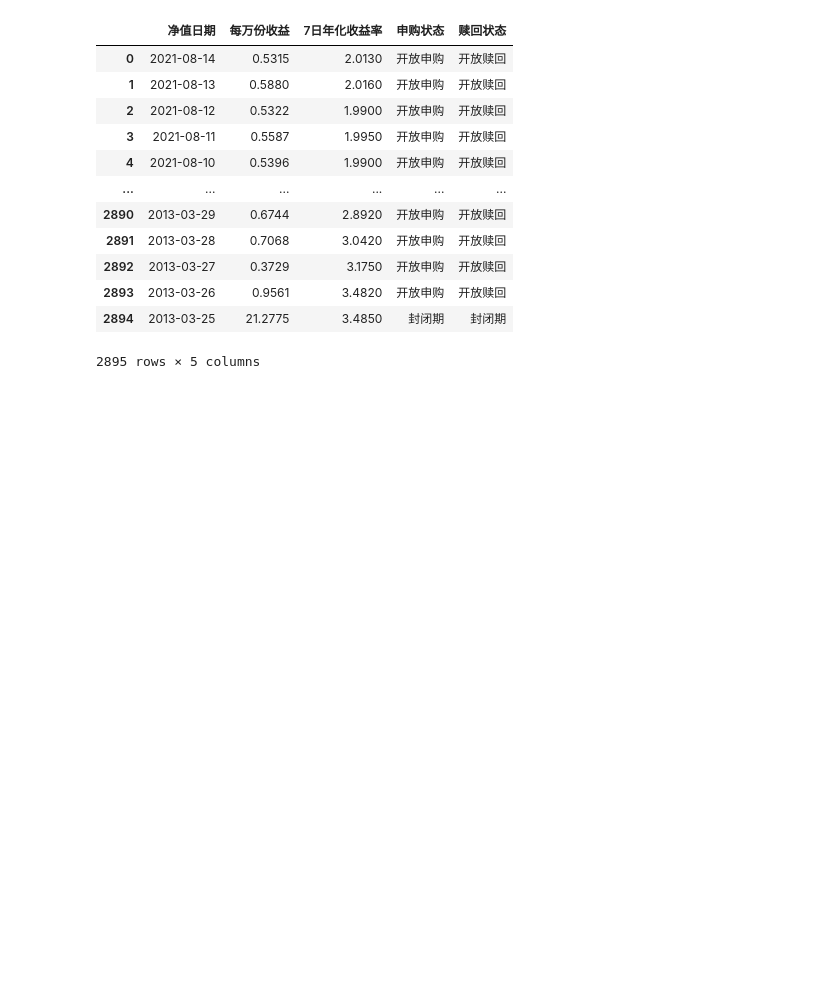
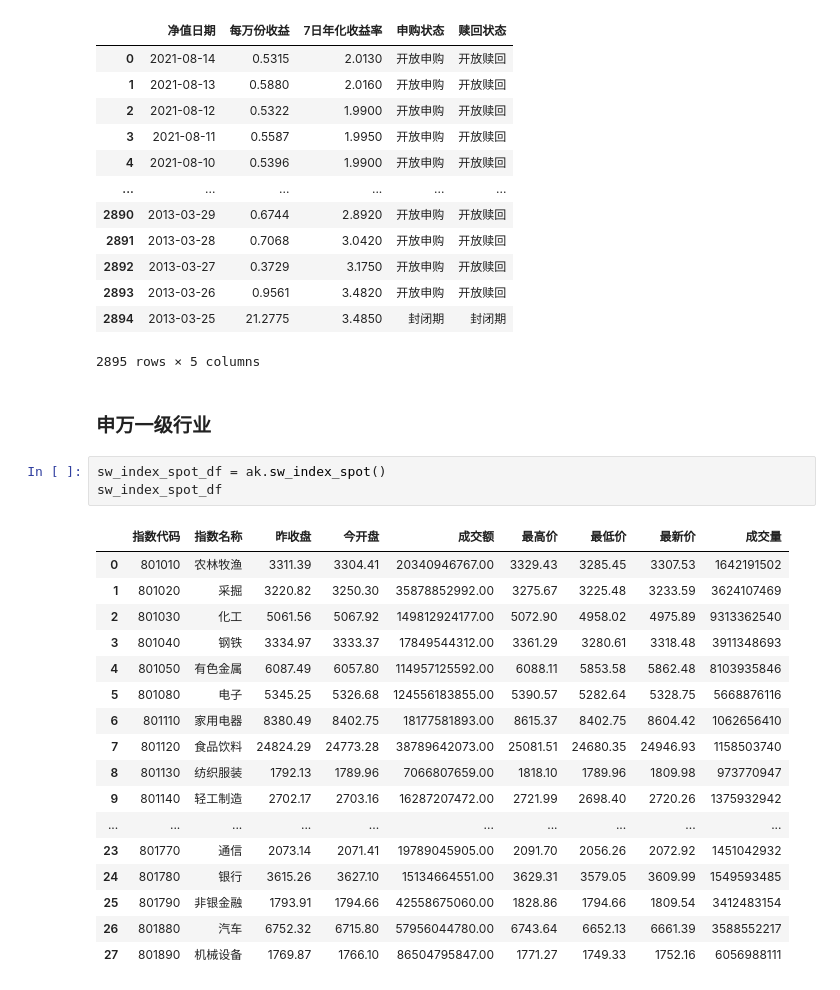
Before and after one commit to Seaaann/MyQuantReserch, a Jupyter notebook: Funds/funds basics.ipynb, the cells around one changed output. Drawn from its saved outputs; the diff is of its cells as text; blank space fills up the shorter version.

```diff
--- a/Funds/funds basics.ipynb
+++ b/Funds/funds basics.ipynb
@@ -75,3 +103,26 @@ fund_em_money_fund_info_df
 | 2893 | 2013-03-26 | 0.9561 | 3.4820 | 开放申购 | 开放赎回 |
 | 2894 | 2013-03-25 | 21.2775 | 3.4850 | 封闭期 | 封闭期 |
 2895 rows × 5 columns
+# %% [markdown]
+### 申万一级行业
+# %%
+sw_index_spot_df = ak.sw_index_spot()
+sw_index_spot_df
+# %% [output]
+|  | 指数代码 | 指数名称 | 昨收盘 | 今开盘 | 成交额 | 最高价 | 最低价 | 最新价 | 成交量 |
+| 0 | 801010 | 农林牧渔 | 3311.39 | 3304.41 | 20340946767.00 | 3329.43 | 3285.45 | 3307.53 | 1642191502 |
+| 1 | 801020 | 采掘 | 3220.82 | 3250.30 | 35878852992.00 | 3275.67 | 3225.48 | 3233.59 | 3624107469 |
+| 2 | 801030 | 化工 | 5061.56 | 5067.92 | 149812924177.00 | 5072.90 | 4958.02 | 4975.89 | 9313362540 |
+| 3 | 801040 | 钢铁 | 3334.97 | 3333.37 | 17849544312.00 | 3361.29 | 3280.61 | 3318.48 | 3911348693 |
+| 4 | 801050 | 有色金属 | 6087.49 | 6057.80 | 114957125592.00 | 6088.11 | 5853.58 | 5862.48 | 8103935846 |
+| 5 | 801080 | 电子 | 5345.25 | 5326.68 | 124556183855.00 | 5390.57 | 5282.64 | 5328.75 | 5668876116 |
+| 6 | 801110 | 家用电器 | 8380.49 | 8402.75 | 18177581893.00 | 8615.37 | 8402.75 | 8604.42 | 1062656410 |
+| 7 | 801120 | 食品饮料 | 24824.29 | 24773.28 | 38789642073.00 | 25081.51 | 24680.35 | 24946.93 | 1158503740 |
+| 8 | 801130 | 纺织服装 | 1792.13 | 1789.96 | 7066807659.00 | 1818.10 | 1789.96 | 1809.98 | 973770947 |
+| 9 | 801140 | 轻工制造 | 2702.17 | 2703.16 | 16287207472.00 | 2721.99 | 2698.40 | 2720.26 | 1375932942 |
+| ... | ... | ... | ... | ... | ... | ... | ... | ... | ... |
+| 23 | 801770 | 通信 | 2073.14 | 2071.41 | 19789045905.00 | 2091.70 | 2056.26 | 2072.92 | 1451042932 |
+| 24 | 801780 | 银行 | 3615.26 | 3627.10 | 15134664551.00 | 3629.31 | 3579.05 | 3609.99 | 1549593485 |
+| 25 | 801790 | 非银金融 | 1793.91 | 1794.66 | 42558675060.00 | 1828.86 | 1794.66 | 1809.54 | 3412483154 |
+| 26 | 801880 | 汽车 | 6752.32 | 6715.80 | 57956044780.00 | 6743.64 | 6652.13 | 6661.39 | 3588552217 |
+| 27 | 801890 | 机械设备 | 1769.87 | 1766.10 | 86504795847.00 | 1771.27 | 1749.33 | 1752.16 | 6056988111 |
```
Also changed, not shown: parts of 12 cells of this notebook, 1 other file.
